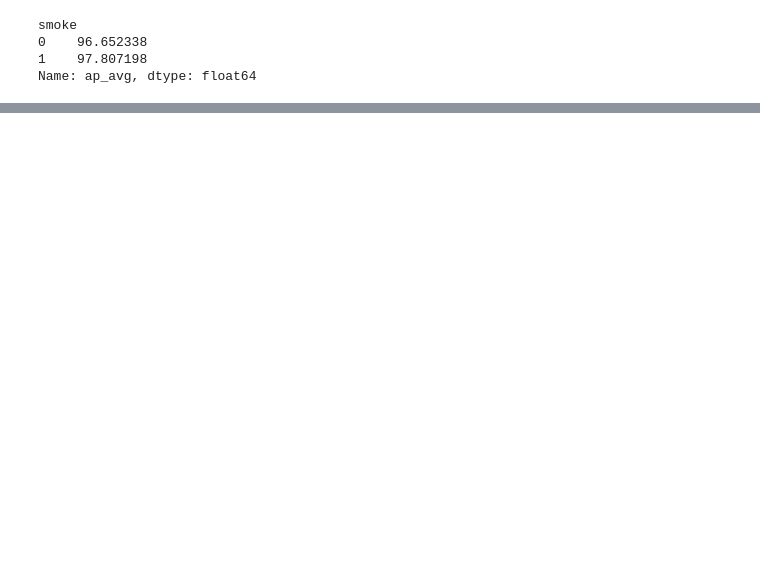
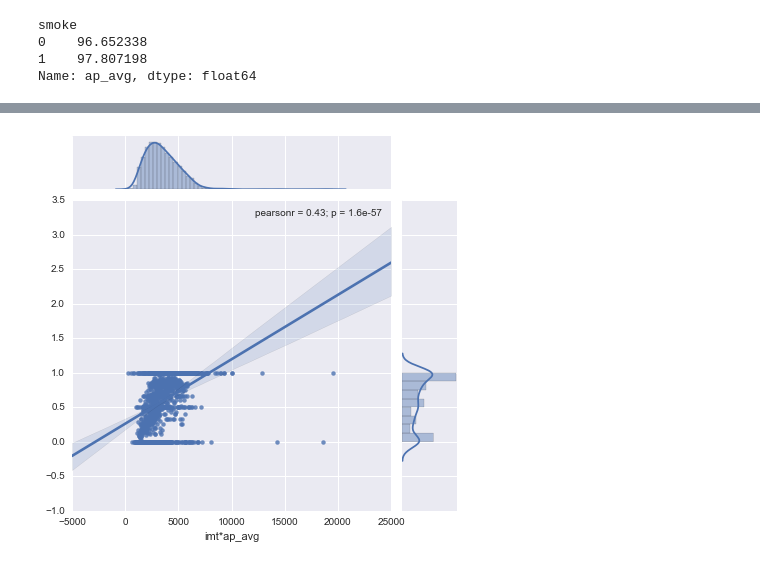
Before and after one commit to senior-sigan/ML_Competitions, a Jupyter notebook: mlbootcamp_health/Investigate.ipynb, the cells around one changed output, grey strips where cells are left out. Saved outputs shown, nothing was run; the diff lists cells and outputs as text; code cells hidden in the pictures; blank space fills up the shorter version.

```diff
--- a/mlbootcamp_health/Investigate.ipynb
+++ b/mlbootcamp_health/Investigate.ipynb
@@ -350,3 +341,7 @@ smoke
 0    96.652338
 1    97.807198
 Name: ap_avg, dtype: float64
+# %%
+def trend(df, column):
+    h = df.groupby([column])['cardio'].sum() / d.groupby([column])['cardio'].count()
+    sns.jointplot(h.index, h.values, kind="reg")
@@ -352,0 +354,4 @@ Name: ap_avg, dtype: float64
+# %%
+trend(d, 'imt*ap_avg')
+# %% [output]
+[figure, added]
```
Also changed, not shown: parts of 17 cells of this notebook, 4 other files.
